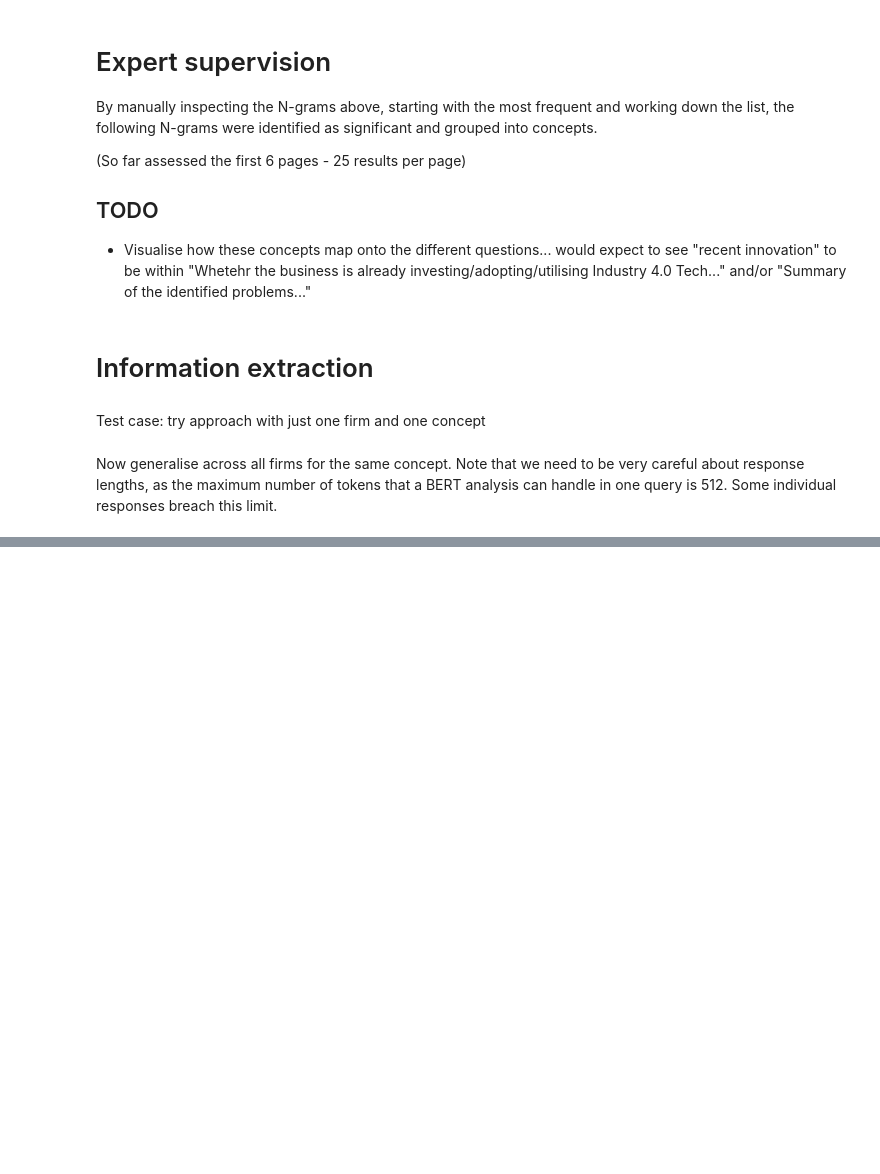
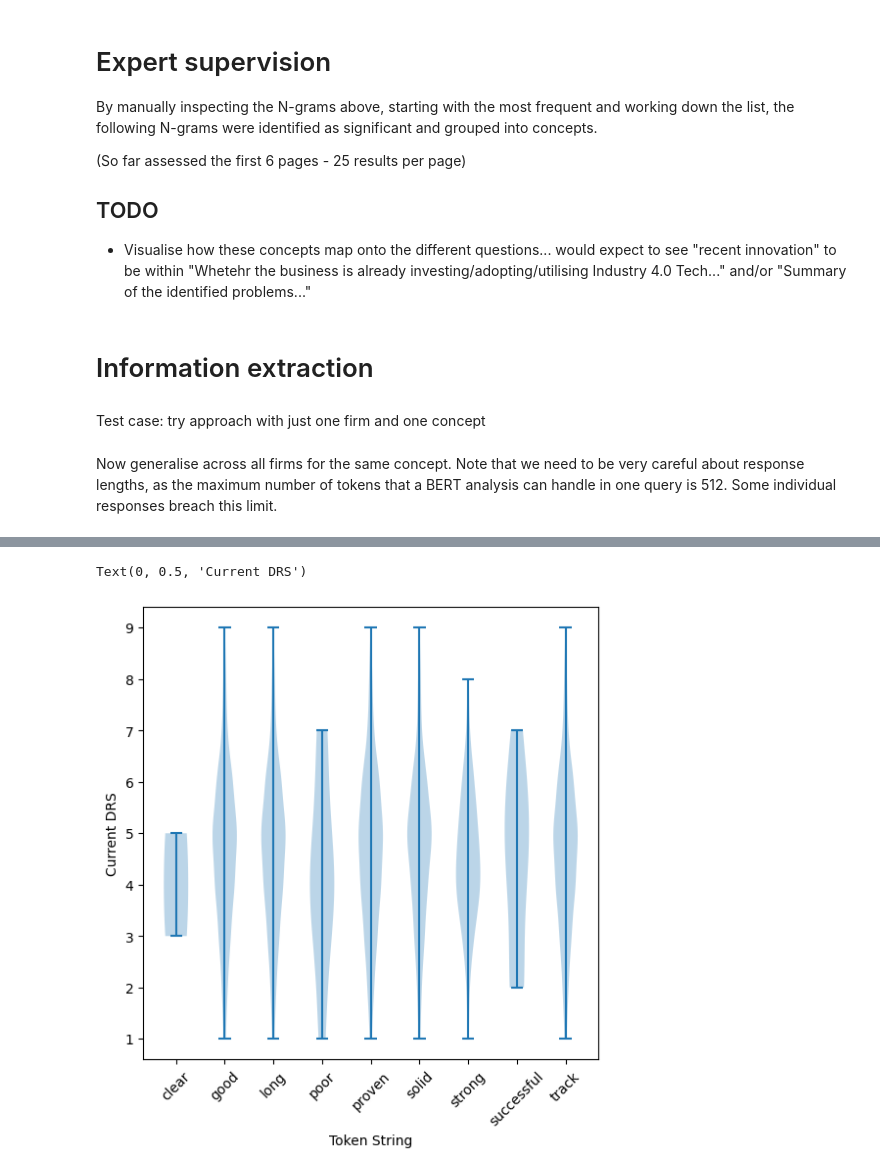
Before and after one commit to roughhawkbit/digi-inno-road-prod, a Jupyter notebook: analysis/6_BERT_approach.ipynb, the cells around one changed output, grey strips where cells are left out. Drawn from its saved outputs; the diff is of its cells as text; code cells hidden in the pictures; blank space fills up the shorter version.

Commit message:
Explore results of recent innovation BERT predictions

```diff
--- a/analysis/6_BERT_approach.ipynb
+++ b/analysis/6_BERT_approach.ipynb
@@ -208,3 +210,15 @@ recent_innovation_df['Token'] = recent_innovation_df['Pipeline Outputs'].apply(l
 recent_innovation_df['Score'] = recent_innovation_df['Pipeline Outputs'].apply(lambda output: output['score'])
 recent_innovation_df = recent_innovation_df.drop(columns=['Pipeline Outputs'])
 recent_innovation_df
+# %%
+recent_innovation_df = pd.merge(
+    recent_innovation_df,
+    roadmaps_df[['Client ID', 'Current Digital Readiness Score (refer to PAS:1040)']].rename(columns={'Current Digital Readiness Score (refer to PAS:1040)': 'Current DRS'}),
+    how='left',
+    on='Client ID'
+    )
+recent_innovation_df
+# %%
+token_strings = recent_innovation_df['Token Str'].unique().tolist()
+token_strings.sort()
+token_strings
@@ -210,0 +235,10 @@ recent_innovation_df
+# %%
+fig_data = [recent_innovation_df[recent_innovation_df['Token Str'] == ts]['Current DRS'].dropna() for ts in token_strings]
+fig, ax = matplotlib.pyplot.subplots(figsize=(6,6))
+ax.violinplot(fig_data)
+ax.set_xticks(range(1, len(token_strings)+1), labels=token_strings, rotation=45)
+ax.set_xlabel('Token String')
+ax.set_ylabel('Current DRS')
+# %% [output]
+Text(0, 0.5, 'Current DRS')
+[figure, added]
```
Also changed, not shown: parts of 9 cells of this notebook.
